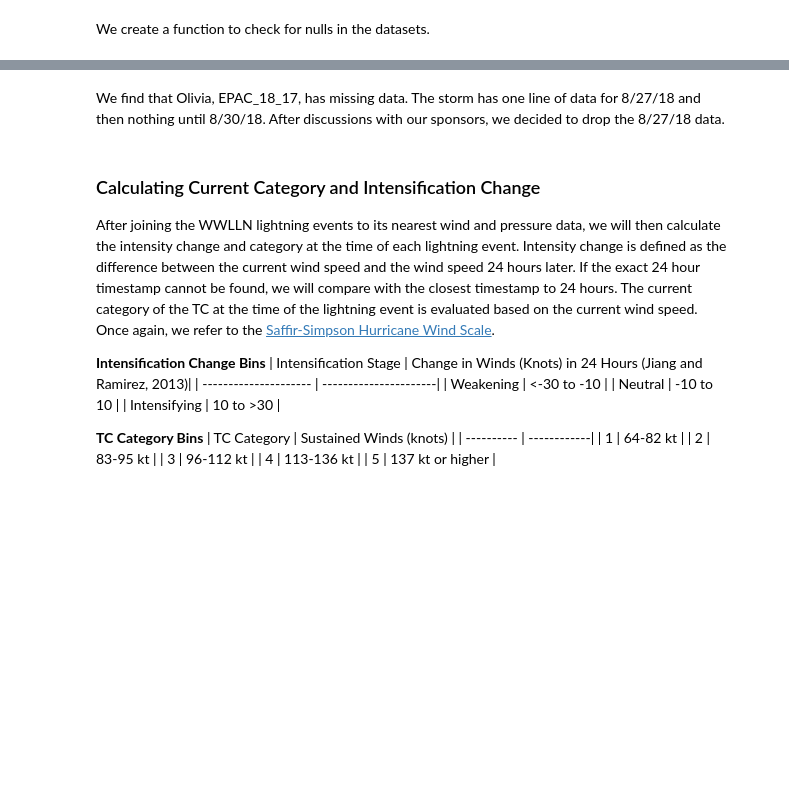
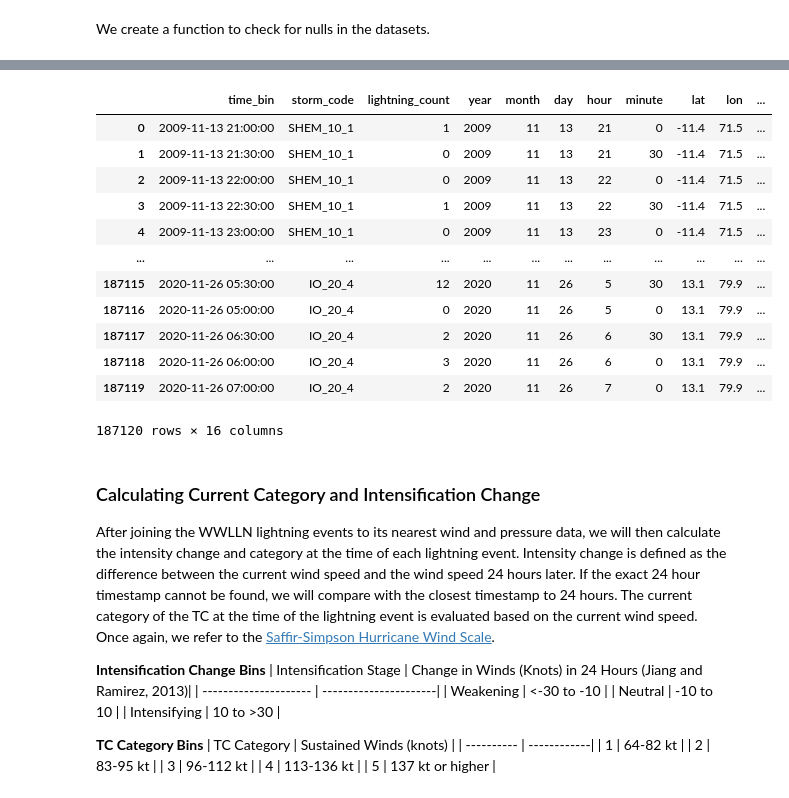
Before and after one commit to aprilggg/Lightning_Analysis_NWRA, a Jupyter notebook: data_pipeline/data_processing.ipynb, the cells around one changed output, grey strips where cells are left out. Drawn from its saved outputs; the diff is of its cells as text; code cells hidden in the pictures; blank space fills up the shorter version.

```diff
--- a/data_pipeline/data_processing.ipynb
+++ b/data_pipeline/data_processing.ipynb
@@ -436,10 +588,10 @@ import polars as pl
 # %%
 # read in the necessary files
 filtered_reduced_trackfile = pd.read_csv(r"C:\Users\user\Desktop\25 WI\Filtered_Reduced_Trackfile.csv")
-locations_WWLLN_filtered_rainband_timebin = pd.read_csv(r"C:\Users\user\Desktop\25 WI\WWLLN_rainband_timebin_count.csv")
-locations_WWLLN_filtered_rainband = pd.read_csv(r"C:\Users\user\Desktop\25 WI\WWLLN_rainband_w_time.csv")
-locations_WWLLN_filtered_innercore_timebin = pd.read_csv(r"C:\Users\user\Desktop\25 WI\WWLLN_innercore_timebin_count.csv")
-locations_WWLLN_filtered_innercore = pd.read_csv(r"C:\Users\user\Desktop\25 WI\WWLLN_innercore_w_time.csv")
+locations_WWLLN_filtered_rainband_timebin = pd.read_csv(r"C:\Users\user\Desktop\25 WI\WWLLN_rainband_timebin_count_updated.csv")
+locations_WWLLN_filtered_rainband = pd.read_csv(r"C:\Users\user\Desktop\25 WI\WWLLN_rainband_w_time_updated.csv")
+locations_WWLLN_filtered_innercore_timebin = pd.read_csv(r"C:\Users\user\Desktop\25 WI\WWLLN_innercore_timebin_count_updated.csv")
+locations_WWLLN_filtered_innercore = pd.read_csv(r"C:\Users\user\Desktop\25 WI\WWLLN_innercore_w_time_updated.csv")
 # %% [markdown]
 We convert the datetime columns into datetime data types to ensure that dates are represented correctly and yield an accurate join.
 # %%
@@ -487,3 +655,23 @@ tracks_pl = pl.from_pandas(filtered_reduced_trackfile)
+# %%
+rainband_count_pl = rainband_count_pl.filter(
+    ~((pl.col("storm_code") == "EPAC_18_17") &
+    (pl.col("time_bin") < pl.datetime(2018, 8, 30)) )
+)
+
+rainband_w_time_pl = rainband_w_time_pl.filter(
+    ~((pl.col("storm_code") == "EPAC_18_17") &
+    (pl.col("time_bin") < pl.datetime(2018, 8, 30)) )
+)
+
+innercore_count_pl = innercore_count_pl.filter(
+    ~((pl.col("storm_code") == "EPAC_18_17") &
+    (pl.col("time_bin") < pl.datetime(2018, 8, 30)) )
+)
+
+innercore_w_time_pl = innercore_w_time_pl.filter(
+    ~((pl.col("storm_code") == "EPAC_18_17") &
+    (pl.col("time_bin") < pl.datetime(2018, 8, 30)) )
+)
 # %%
 # sort by time
 rainband_count_pl = rainband_count_pl.sort(["year", "month", "day", "hour"])
@@ -532,10 +720,10 @@ rainband_joined_w_time = rainband_w_time_pl.join_asof(
 Let's do a quick sanity check for nulls in our datasets. Start by converting the data back to pandas dataframes.
 # %%
 # convert back to pandas to check nulls
-innercore_joined_pd = innercore_joined.to_pandas()
-rainband_joined_pd = rainband_joined.to_pandas()
+innercore_timebin_joined = innercore_joined.to_pandas()
+rainband_timebin_joined = rainband_joined.to_pandas()
 
-innercore_joined_w_time_pd = innercore_joined_w_time.to_pandas()
-rainband_joined_w_time_pd = rainband_joined_w_time.to_pandas()
+innercore_joined_w_time = innercore_joined_w_time.to_pandas()
+rainband_joined_w_time = rainband_joined_w_time.to_pandas()
 # %% [markdown]
 We create a function to check for nulls in the datasets.
@@ -556,2 +750,0 @@ rainband_joined_w_time_pd[rainband_joined_w_time_pd.isna().any(axis=1)]
-# %% [markdown]
-We find that Olivia, EPAC_18_17, has missing data. The storm has one line of data for 8/27/18 and then nothing until 8/30/18. After discussions with our sponsors, we decided to drop the 8/27/18 data.
@@ -560,3 +751,19 @@ We find that Olivia, EPAC_18_17, has missing data. The storm has one line of dat
+# %%
+innercore_timebin_joined
+# %% [output]
+|  | time_bin | storm_code | lightning_count | year | month | day | hour | minute | lat | lon | ... |
+| 0 | 2009-11-13 21:00:00 | SHEM_10_1 | 1 | 2009 | 11 | 13 | 21 | 0 | -11.4 | 71.5 | ... |
+| 1 | 2009-11-13 21:30:00 | SHEM_10_1 | 0 | 2009 | 11 | 13 | 21 | 30 | -11.4 | 71.5 | ... |
+| 2 | 2009-11-13 22:00:00 | SHEM_10_1 | 0 | 2009 | 11 | 13 | 22 | 0 | -11.4 | 71.5 | ... |
+| 3 | 2009-11-13 22:30:00 | SHEM_10_1 | 1 | 2009 | 11 | 13 | 22 | 30 | -11.4 | 71.5 | ... |
+| 4 | 2009-11-13 23:00:00 | SHEM_10_1 | 0 | 2009 | 11 | 13 | 23 | 0 | -11.4 | 71.5 | ... |
+| ... | ... | ... | ... | ... | ... | ... | ... | ... | ... | ... | ... |
+| 187115 | 2020-11-26 05:30:00 | IO_20_4 | 12 | 2020 | 11 | 26 | 5 | 30 | 13.1 | 79.9 | ... |
+| 187116 | 2020-11-26 05:00:00 | IO_20_4 | 0 | 2020 | 11 | 26 | 5 | 0 | 13.1 | 79.9 | ... |
+| 187117 | 2020-11-26 06:30:00 | IO_20_4 | 2 | 2020 | 11 | 26 | 6 | 30 | 13.1 | 79.9 | ... |
+| 187118 | 2020-11-26 06:00:00 | IO_20_4 | 3 | 2020 | 11 | 26 | 6 | 0 | 13.1 | 79.9 | ... |
+| 187119 | 2020-11-26 07:00:00 | IO_20_4 | 2 | 2020 | 11 | 26 | 7 | 0 | 13.1 | 79.9 | ... |
+187120 rows × 16 columns
 # %% [markdown]
 ### Calculating Current Category and Intensification Change
 After joining the WWLLN lightning events to its nearest wind and pressure data, we will then calculate the intensity change and category at the time of each lightning event. Intensity change is defined as the difference between the current wind speed and the wind speed 24 hours later. If the exact 24 hour timestamp cannot be found, we will compare with the closest timestamp to 24 hours. The current category of the TC at the time of the lightning event is evaluated based on the current wind speed. Once again, we refer to the [Saffir-Simpson Hurricane Wind Scale](https://www.nhc.noaa.gov/aboutsshws.php).
```
Also changed, not shown: parts of 34 cells of this notebook.
